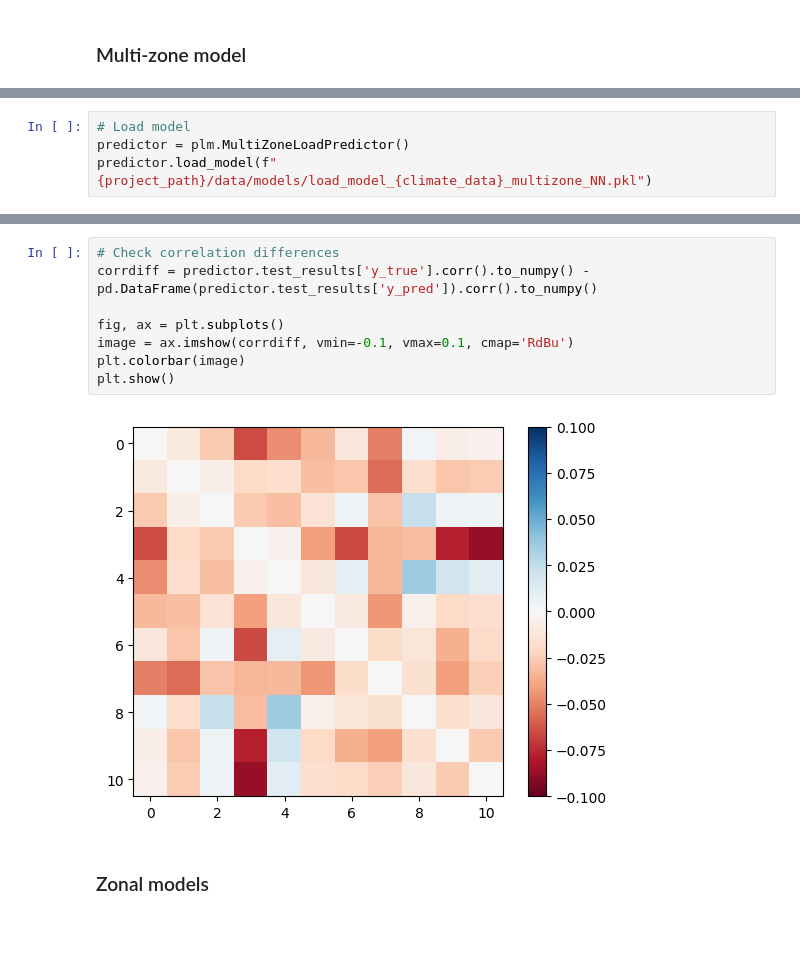
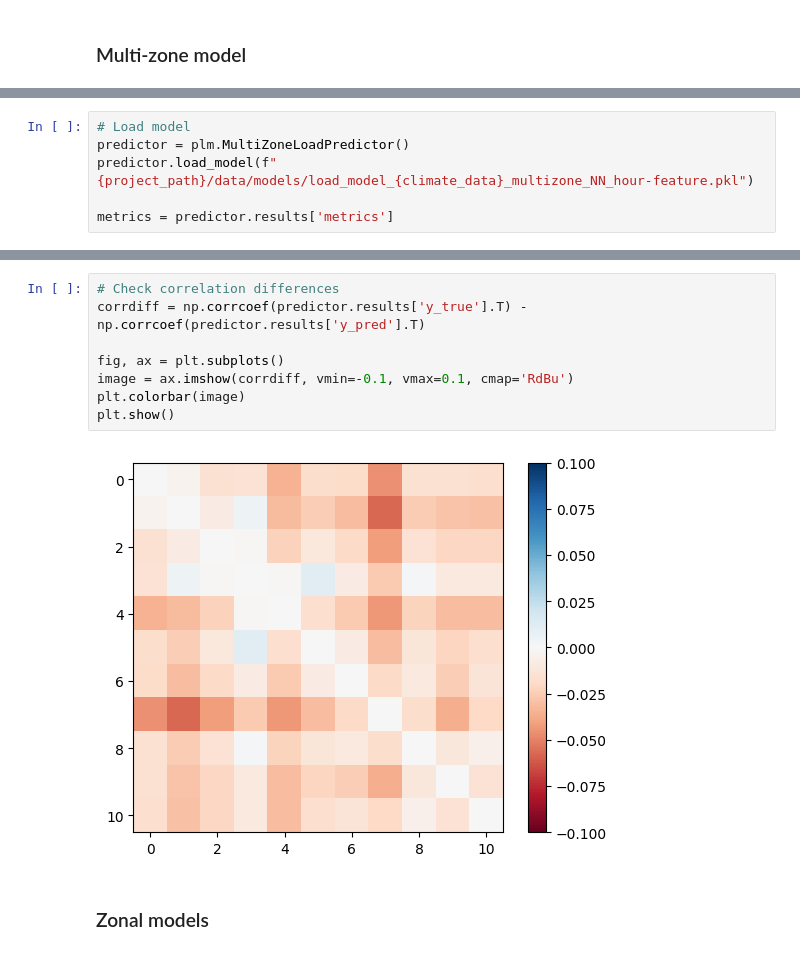
Before and after one commit to reyli4/acorn-julia, a Jupyter notebook: scripts/02_load_modeling/02_model.ipynb, the cells around one changed output, grey strips where cells are left out. Cells and saved outputs as stored; diff of their text form.

```diff
--- a/scripts/02_load_modeling/02_model.ipynb
+++ b/scripts/02_load_modeling/02_model.ipynb
@@ -60,0 +71,6 @@ for metric, value in metrics['overall'].items():
+# %%
+# Load model
+predictor = plm.MultiZoneLoadPredictor()
+predictor.load_model(f"{project_path}/data/models/load_model_{climate_data}_multizone_NN_hour-feature.pkl")
+
+metrics = predictor.results['metrics']
@@ -96,4 +121,0 @@ plt.tight_layout()
-# %%
-# Load model
-predictor = plm.MultiZoneLoadPredictor()
-predictor.load_model(f"{project_path}/data/models/load_model_{climate_data}_multizone_NN.pkl")
@@ -104,13 +195,13 @@ predictor.plot_results('A')
 # %%
 # Check correlation differences
-corrdiff = predictor.test_results['y_true'].corr().to_numpy() - pd.DataFrame(predictor.test_results['y_pred']).corr().to_numpy()
+corrdiff = np.corrcoef(predictor.results['y_true'].T) - np.corrcoef(predictor.results['y_pred'].T)
 
 fig, ax = plt.subplots()
 image = ax.imshow(corrdiff, vmin=-0.1, vmax=0.1, cmap='RdBu')
 plt.colorbar(image)
 plt.show()
 # %% [output]
-[figure, old version]
+[figure, new version]
 # %% [markdown]
 ### Zonal models
 # %%
```
Also changed, not shown: parts of 16 cells of this notebook, 4 other files.
